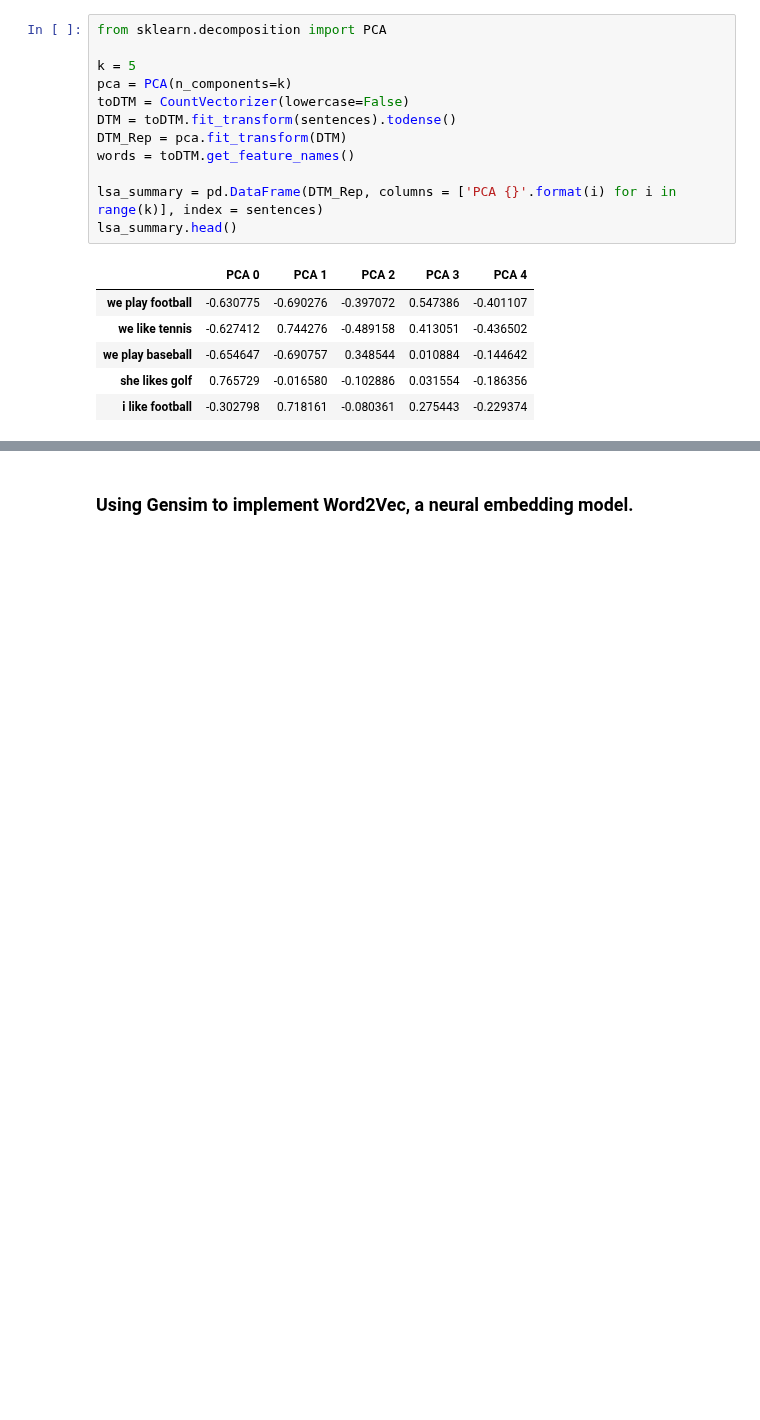
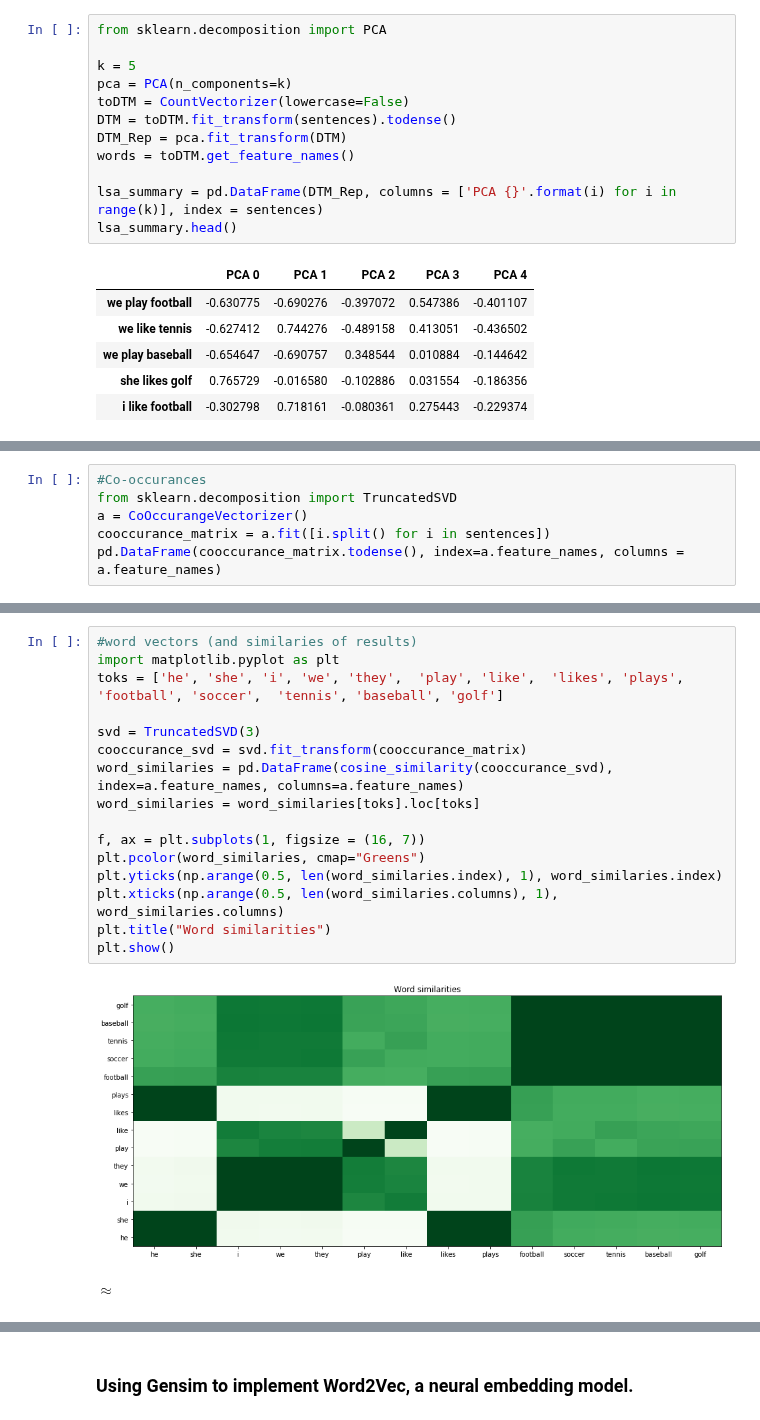
Before and after one commit to jupytercon2017user/jupytercon-2017, a Jupyter notebook: tutorial/3-Word-Embeddings.ipynb, the cells around one changed output, grey strips where cells are left out. Saved outputs shown, nothing was run; the diff lists cells and outputs as text; blank space fills up the shorter version.

```diff
--- a/tutorial/3-Word-Embeddings.ipynb
+++ b/tutorial/3-Word-Embeddings.ipynb
@@ -166,0 +300,6 @@ lsa_summary.head()
+# %%
+#Co-occurances
+from sklearn.decomposition import TruncatedSVD
+a = CoOccurangeVectorizer()
+cooccurance_matrix = a.fit([i.split() for i in sentences])
+pd.DataFrame(cooccurance_matrix.todense(), index=a.feature_names, columns = a.feature_names)
@@ -167,2 +322,22 @@ lsa_summary.head()
+# %%
+#word vectors (and similaries of results)
+import matplotlib.pyplot as plt
+toks = ['he', 'she', 'i', 'we', 'they',  'play', 'like',  'likes', 'plays', 'football', 'soccer',  'tennis', 'baseball', 'golf']
+
+svd = TruncatedSVD(3)
+cooccurance_svd = svd.fit_transform(cooccurance_matrix)
+word_similaries = pd.DataFrame(cosine_similarity(cooccurance_svd), index=a.feature_names, columns=a.feature_names)
+word_similaries = word_similaries[toks].loc[toks]
+
+f, ax = plt.subplots(1, figsize = (16, 7))
+plt.pcolor(word_similaries, cmap="Greens")
+plt.yticks(np.arange(0.5, len(word_similaries.index), 1), word_similaries.index)
+plt.xticks(np.arange(0.5, len(word_similaries.columns), 1), word_similaries.columns)
+plt.title("Word similarities")
+plt.show()
+# %% [output]
+[figure, added]
+# %% [markdown]
+$\approx$
 # %% [markdown]
 ### Neural Embeddings
```
Also changed, not shown: parts of 31 cells of this notebook.
